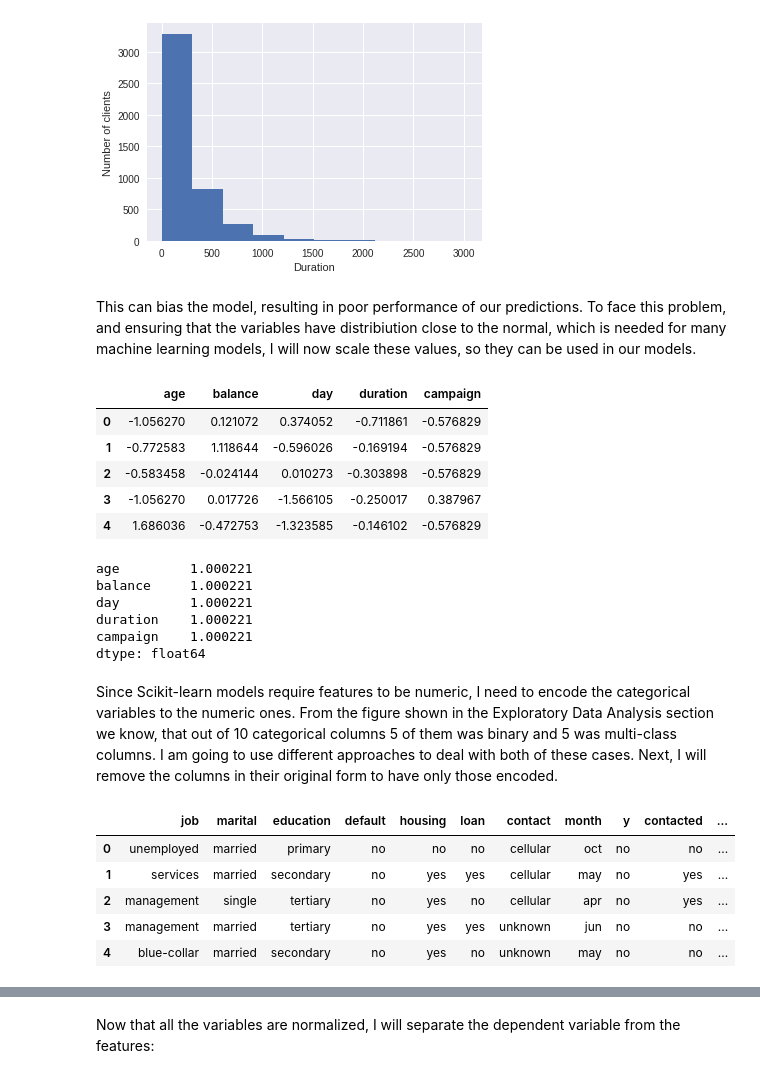
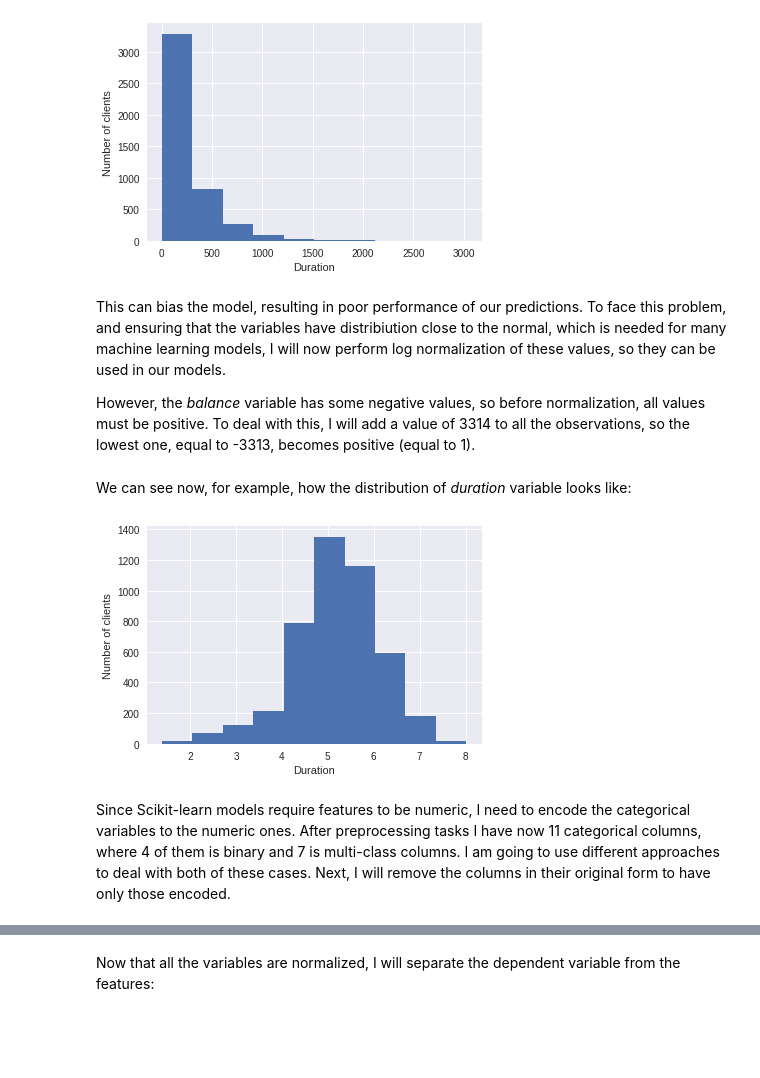
Before and after one commit to MichalBasak/MachineLearning, a Jupyter notebook: Binary Classification - Bank Marketing.ipynb, the cells around one changed output, grey strips where cells are left out. Cells and saved outputs as stored; diff of their text form; code cells hidden in the pictures; blank space fills up the shorter version.

```diff
--- a/Binary Classification - Bank Marketing.ipynb
+++ b/Binary Classification - Bank Marketing.ipynb
@@ -190,46 +227,18 @@ plt.show()
 # %% [output]
 [figure]
 # %% [markdown]
-<p>This can bias the model, resulting in poor performance of our predictions. To face this problem, and ensuring that the variables have distribiution close to the normal, which is needed for many machine learning models, I will now scale these values, so they can be used in our models.</p>
+<p>This can bias the model, resulting in poor performance of our predictions. To face this problem, and ensuring that the variables have distribiution close to the normal, which is needed for many machine learning models, I will now perform log normalization of these values, so they can be used in our models.</p>
+<p>However, the <i>balance</i> variable has some negative values, so before normalization, all values must be positive. To deal with this, I will add a value of 3314 to all the observations, so the lowest one, equal to -3313, becomes positive (equal to 1).</p>
-# %%
-# Here I instantiate the StandardScaler
-ss = StandardScaler()
-
-# Here I create a DataFrame with scaled values
-numeric_scaled = pd.DataFrame(ss.fit_transform(data_numeric), columns = data_numeric.columns)
-numeric_scaled.head()
-# %% [output]
-|  | age | balance | day | duration | campaign |
-| 0 | -1.056270 | 0.121072 | 0.374052 | -0.711861 | -0.576829 |
-| 1 | -0.772583 | 1.118644 | -0.596026 | -0.169194 | -0.576829 |
-| 2 | -0.583458 | -0.024144 | 0.010273 | -0.303898 | -0.576829 |
-| 3 | -1.056270 | 0.017726 | -1.566105 | -0.250017 | 0.387967 |
-| 4 | 1.686036 | -0.472753 | -1.323585 | -0.146102 | -0.576829 |
-# %%
-# The variance of numeric variables after scaling
-numeric_scaled.var()
-# %% [output]
-age         1.000221
-balance     1.000221
-day         1.000221
-duration    1.000221
-campaign    1.000221
-dtype: float64
+# %%
+data_numeric["balance"] = np.log(data_numeric["balance"] + 3314)
+data_numeric["duration"] = np.log(data_numeric["duration"])
+# %% [markdown]
+We can see now, for example, how the distribution of <i>duration</i> variable looks like:
+# %%
+duration_log_plot = data_numeric['duration'].plot(kind="hist")
+duration_log_plot.set(xlabel="Duration", ylabel="Number of clients")
+plt.show()
+# %% [output]
+[figure, added]
 # %% [markdown]
-<p>Since Scikit-learn models require features to be numeric, I need to encode the categorical variables to the numeric ones. From the figure shown in the Exploratory Data Analysis section we know, that out of 10 categorical columns 5 of them was binary and 5 was multi-class columns. I am going to use different approaches to deal with both of these cases. Next, I will remove the columns in their original form to have only those encoded.</p>
+<p>Since Scikit-learn models require features to be numeric, I need to encode the categorical variables to the numeric ones. After preprocessing tasks I have now 11 categorical columns, where 4 of them is binary and 7 is multi-class columns. I am going to use different approaches to deal with both of these cases. Next, I will remove the columns in their original form to have only those encoded.</p>
-# %%
-# For binary variables, I will use LabelEncoder
-le = LabelEncoder()
-data_categorical["default_enc"] = le.fit_transform(data_categorical["default"])
-data_categorical["housing_enc"] = le.fit_transform(data_categorical["housing"])
-data_categorical["loan_enc"] = le.fit_transform(data_categorical["loan"])
-data_categorical["y_enc"] = le.fit_transform(data_categorical["y"])
-data_categorical["contacted_enc"] = le.fit_transform(data_categorical["contacted"])
-data_categorical.head()
-# %% [output]
-|  | job | marital | education | default | housing | loan | contact | month | y | contacted | ... |
-| 0 | unemployed | married | primary | no | no | no | cellular | oct | no | no | ... |
-| 1 | services | married | secondary | no | yes | yes | cellular | may | no | yes | ... |
-| 2 | management | single | tertiary | no | yes | no | cellular | apr | no | yes | ... |
-| 3 | management | married | tertiary | no | yes | yes | unknown | jun | no | no | ... |
-| 4 | blue-collar | married | secondary | no | yes | no | unknown | may | no | no | ... |
```
Also changed, not shown: parts of 59 cells of this notebook.
